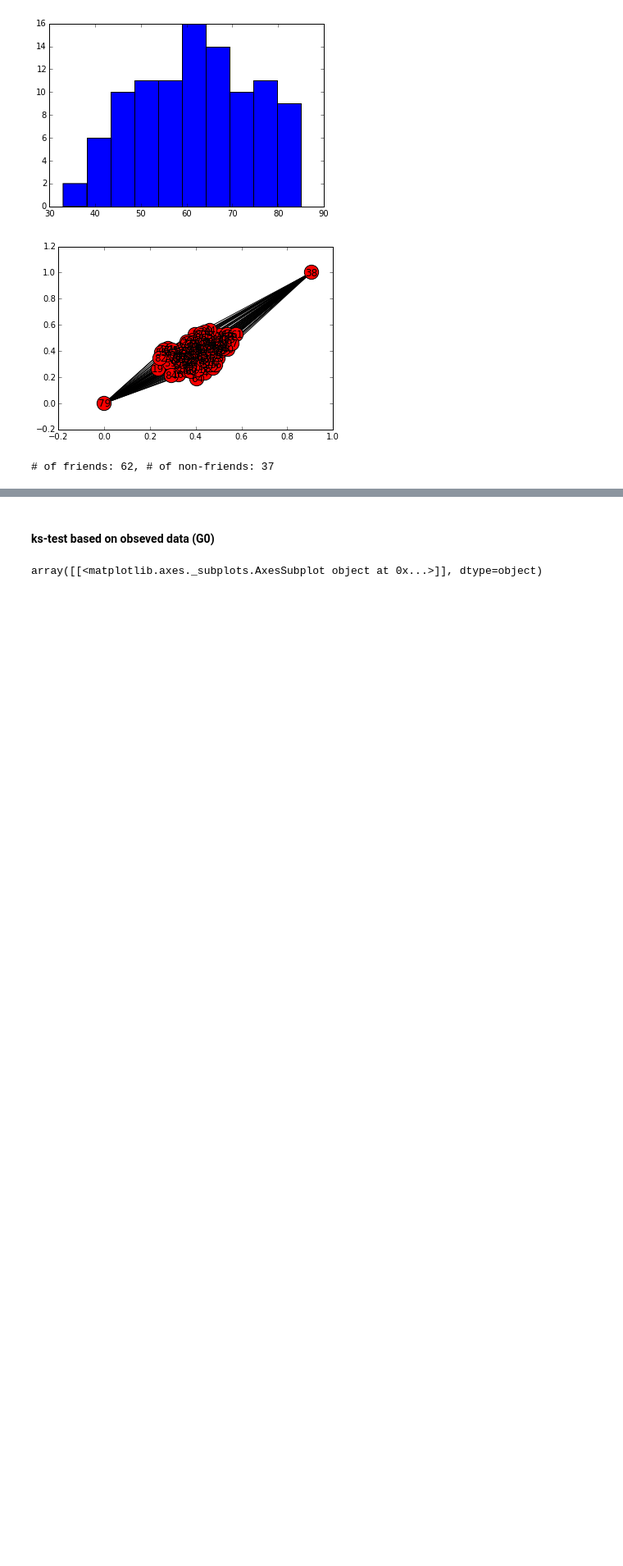
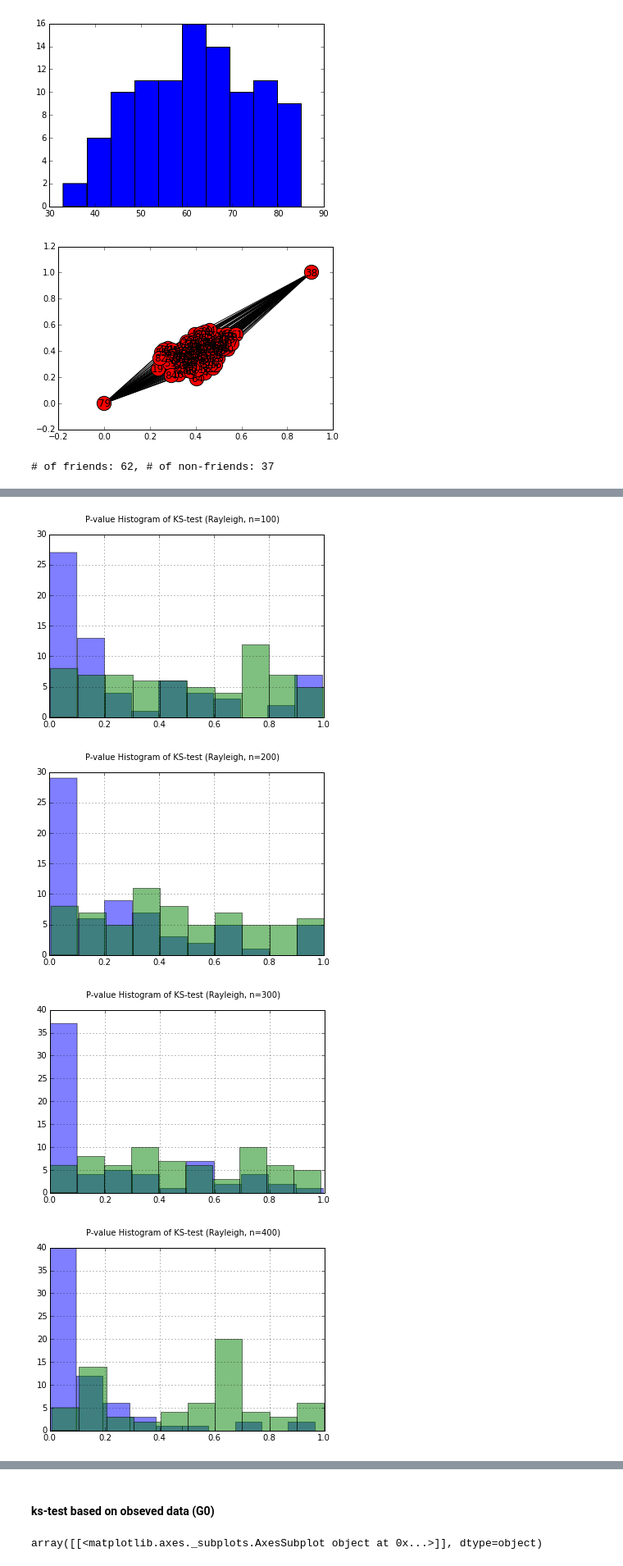
Before and after one commit to beingzy/phd_experiment, a Jupyter notebook: learning_wrapper_algorithm_dev.ipynb, the cells around one changed output, grey strips where cells are left out. Shown at 82% size. Saved outputs shown, nothing was run; the diff lists cells and outputs as text; code cells hidden in the pictures; blank space fills up the shorter version.

Commit message:
experiment with effects of using rayleigh-distr on ks-test with varying sample size

```diff
--- a/learning_wrapper_algorithm_dev.ipynb
+++ b/learning_wrapper_algorithm_dev.ipynb
@@ -455,7 +452,10 @@ def ldm_train_with_list(users_list,
 # %% [markdown]
 In this section, I will simulate the iterative learning process by run the line in a manual fashion
 # %%
-all_users_ids = list(set(profile_df.ID))
+ldm = LDM()
+ldm.fit(profile_df, friends_df.pair.as_matrix())
+the_weights = ldm.get_transform_matrix()
+
 g0, g1 = users_filter_by_weights(the_weights, all_users_ids, profile_df, friends_df, 0.20, 10, 0.4)
 print "# of memebers in group 0: %d, # of memebers in group 1: %d" % (len(g0), len(g1))
 # %% [output]
@@ -722,0 +865,29 @@ array([[<matplotlib.axes._subplots.AxesSubplot object at 0x...>]], dtype=object)
+# %%
+from timeit import timeit
+
+# argument definition
+weights_a = w0
+weights_b = w1
+is_fit = True
+n_samp = 100
+
+for num in range(100, 1000, 100):
+    #start = timeit()
+
+    n_samp = num
+    res = hyper_parameter_tester(weights_a, weights_b, is_fit, n_samp)
+    title_str = "P-value Histogram of KS-test (Rayleigh, n=%d)" % n_samp
+
+    plt.figure()
+    res.true_pval.hist(alpha=0.5)
+    res.wrong_pval.hist(alpha=0.5)
+    plt.suptitle(title_str)
+    plt.show()
+
+    #end = timeit()
+    #print "Elapsed %.2f" % (end - start)
+# %% [output]
+[figure, added]
+[figure, added]
+[figure, added]
+[figure, added]
```
Also changed, not shown: parts of 16 cells of this notebook, 1 other file.
